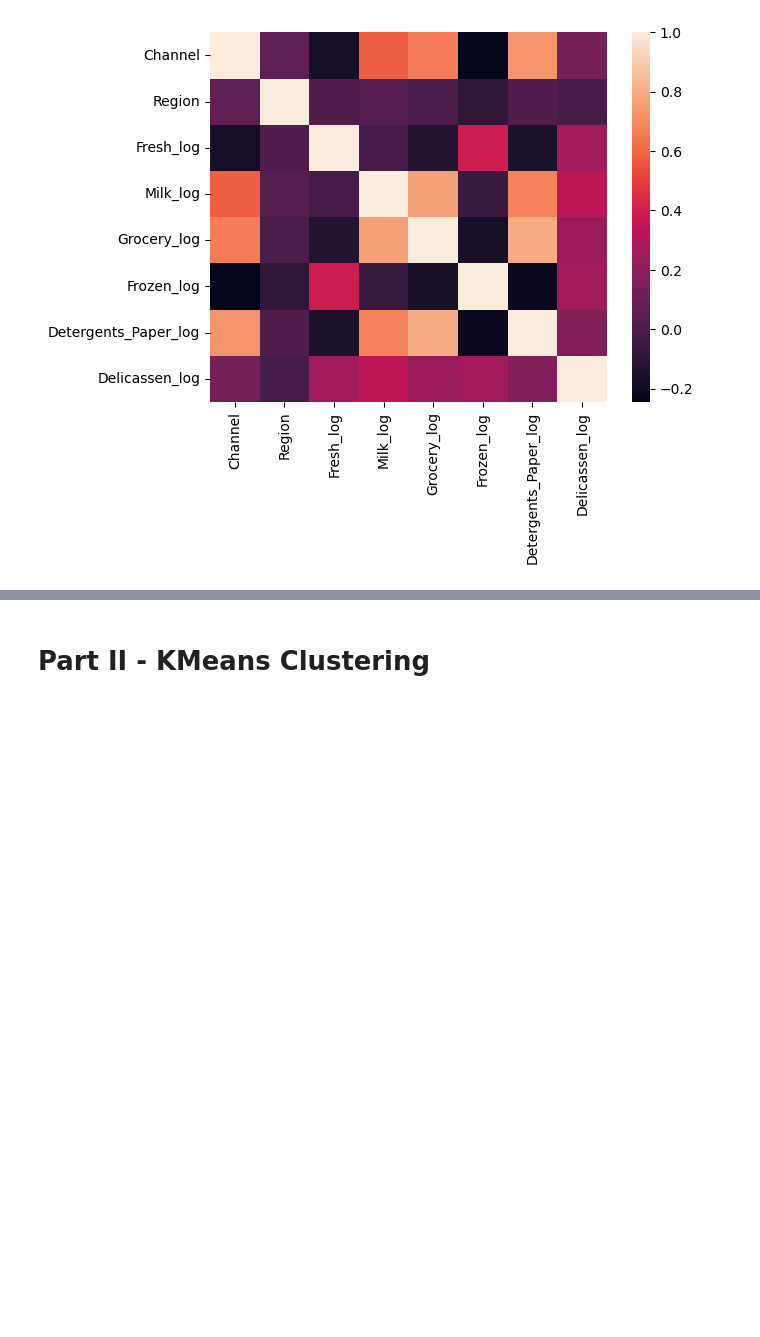
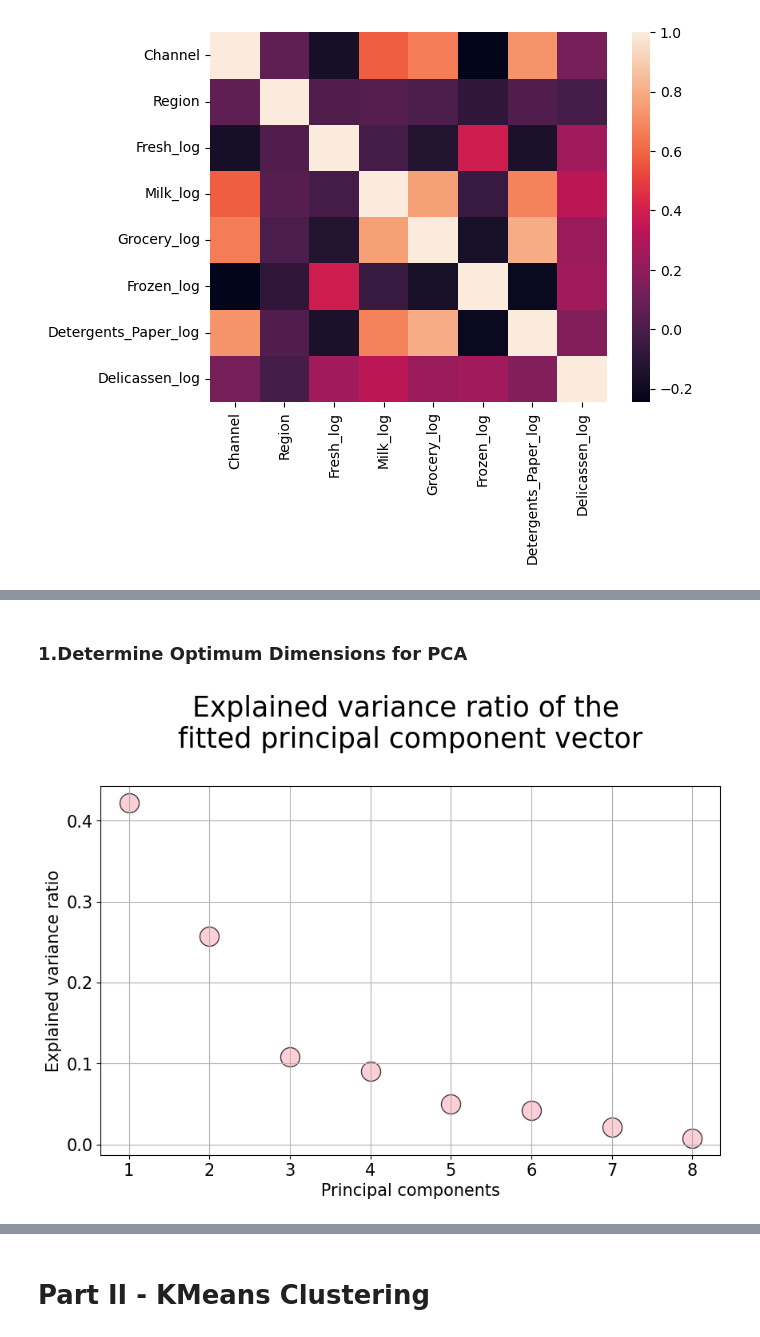
Before and after one commit to j-lepard/Understanding-Grocery-Data, a Jupyter notebook: Unsupervised Learning - Project.ipynb, the cells around one changed output, grey strips where cells are left out. Saved outputs shown, nothing was run; the diff lists cells and outputs as text; code cells hidden in the pictures; blank space fills up the shorter version.

```diff
--- a/Unsupervised Learning - Project.ipynb
+++ b/Unsupervised Learning - Project.ipynb
@@ -168,0 +178,25 @@ In this exercise, Principle Component Analysis (PCA) will be employed as a prepr
+# %% [markdown]
+### 1.Determine Optimum Dimensions for PCA
+# %%
+# X is our data declared in earlier section (aka: data_raw_log)
+pca = PCA(n_components=None)  # Default will be None
+
+# X_pca fit - dont transform...
+X_pca_init = pca.fit(X)
+# %%
+# A SKREE PLOT:
+# Purpose - to determine if your PCA (is doing its job)
+
+plt.figure(figsize=(10,6))
+plt.scatter(x=[i+1 for i in range(len(X_pca_init.explained_variance_ratio_))],
+            y=X_pca_init.explained_variance_ratio_,
+           s=300, alpha=0.75,c='pink',edgecolor='k')
+plt.grid(True)
+plt.title("Explained variance ratio of the \nfitted principal component vector\n",fontsize=25)
+plt.xlabel("Principal components",fontsize=15)
+plt.xticks([i+1 for i in range(len(X_pca_init.explained_variance_ratio_))],fontsize=15)
+plt.yticks(fontsize=15)
+plt.ylabel("Explained variance ratio",fontsize=15)
+plt.show()
+# %% [output]
+[figure, added]
```
Also changed, not shown: parts of 16 cells of this notebook.
